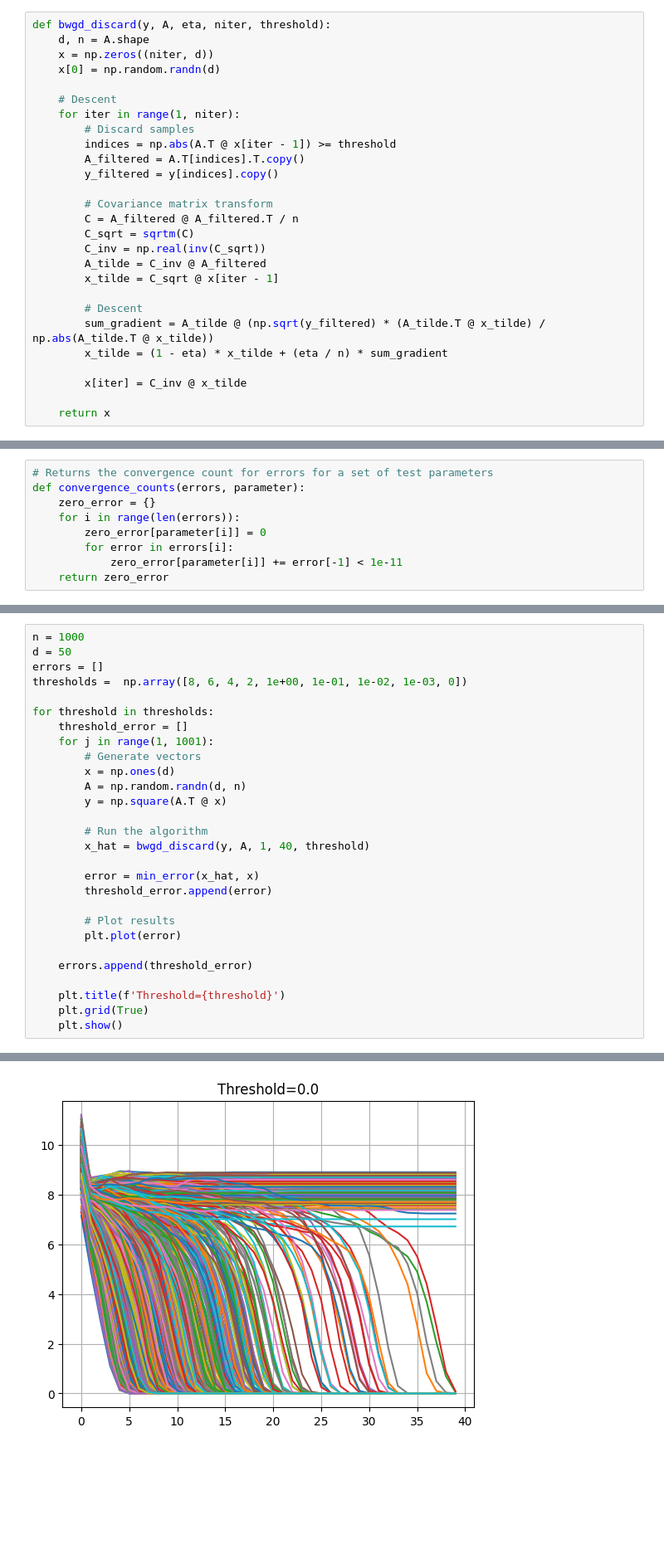
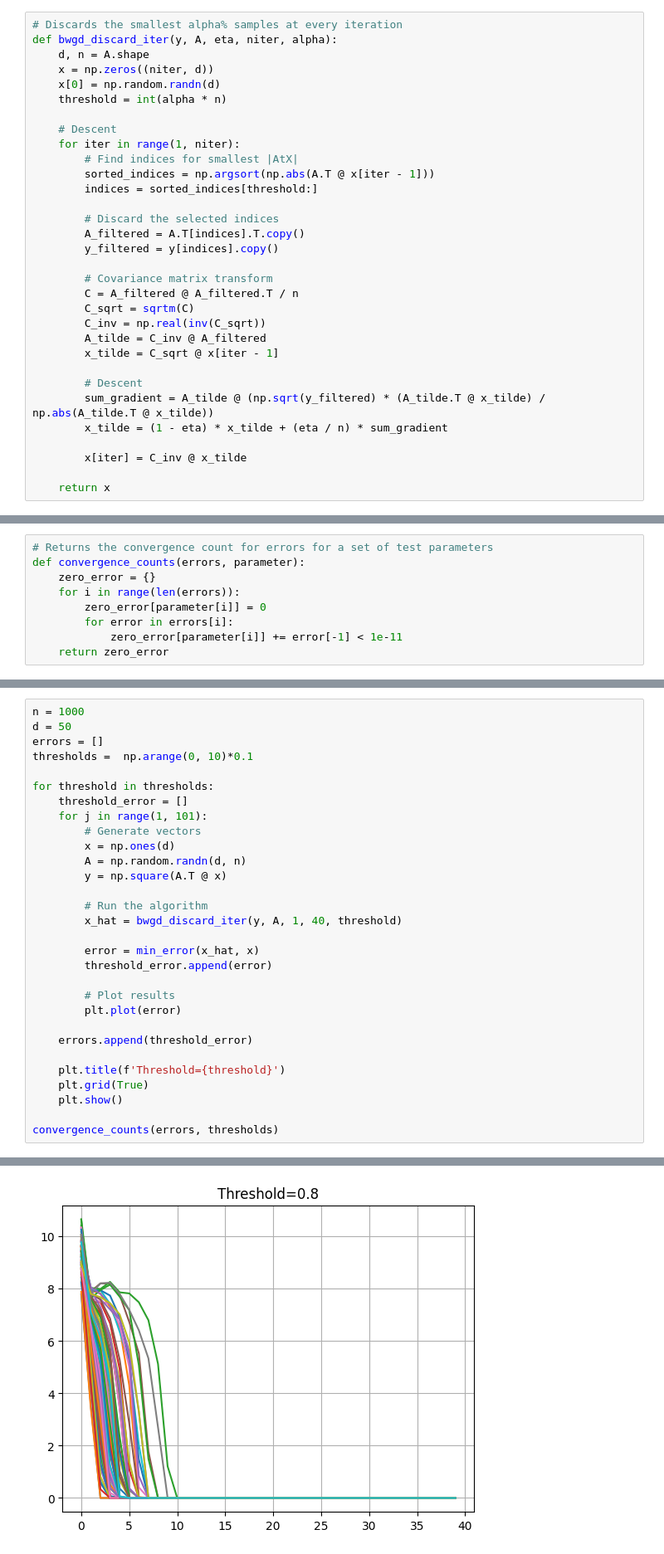
Before and after one commit to gmbabreu/BWGD, a Jupyter notebook: BWGD Discarded Samples.ipynb, the cells around one changed output, grey strips where cells are left out. Shown at 83% size. Saved outputs shown, nothing was run; the diff lists cells and outputs as text; blank space fills up the shorter version.

```diff
--- a/BWGD Discarded Samples.ipynb
+++ b/BWGD Discarded Samples.ipynb
@@ -3,15 +3,20 @@ import matplotlib.pyplot as plt
 from scipy.linalg import sqrtm, inv
 import numpy as np
 # %%
-def bwgd_discard(y, A, eta, niter, threshold):
+# Discards the smallest alpha% samples at every iteration
+def bwgd_discard_iter(y, A, eta, niter, alpha):
     d, n = A.shape
     x = np.zeros((niter, d))
     x[0] = np.random.randn(d)
+    threshold = int(alpha * n)
 
     # Descent
     for iter in range(1, niter):
-        # Discard samples
-        indices = np.abs(A.T @ x[iter - 1]) >= threshold
+        # Find indices for smallest |AtX|
+        sorted_indices = np.argsort(np.abs(A.T @ x[iter - 1]))
+        indices = sorted_indices[threshold:]
+
+        # Discard the selected indices
         A_filtered = A.T[indices].T.copy()
         y_filtered = y[indices].copy()
 
@@ -53,18 +167,18 @@ Varying thresholds
 n = 1000
 d = 50
 errors = []
-thresholds =  np.array([8, 6, 4, 2, 1e+00, 1e-01, 1e-02, 1e-03, 0])
+thresholds =  np.arange(0, 10)*0.1
 
 for threshold in thresholds:
     threshold_error = []
-    for j in range(1, 1001):
+    for j in range(1, 101):
         # Generate vectors
         x = np.ones(d)
         A = np.random.randn(d, n)
         y = np.square(A.T @ x)
 
         # Run the algorithm
-        x_hat = bwgd_discard(y, A, 1, 40, threshold)
+        x_hat = bwgd_discard_iter(y, A, 1, 40, threshold)
 
         error = min_error(x_hat, x)
         threshold_error.append(error)
@@ -77,4 +191,6 @@ for threshold in thresholds:
     plt.title(f'Threshold={threshold}')
     plt.grid(True)
     plt.show()
+
+convergence_counts(errors, thresholds)
 # %% [output]
@@ -89 +205 @@ for threshold in thresholds:
-[figure, old version]
+[figure, new version]
```
Also changed, not shown: parts of 21 cells of this notebook.
